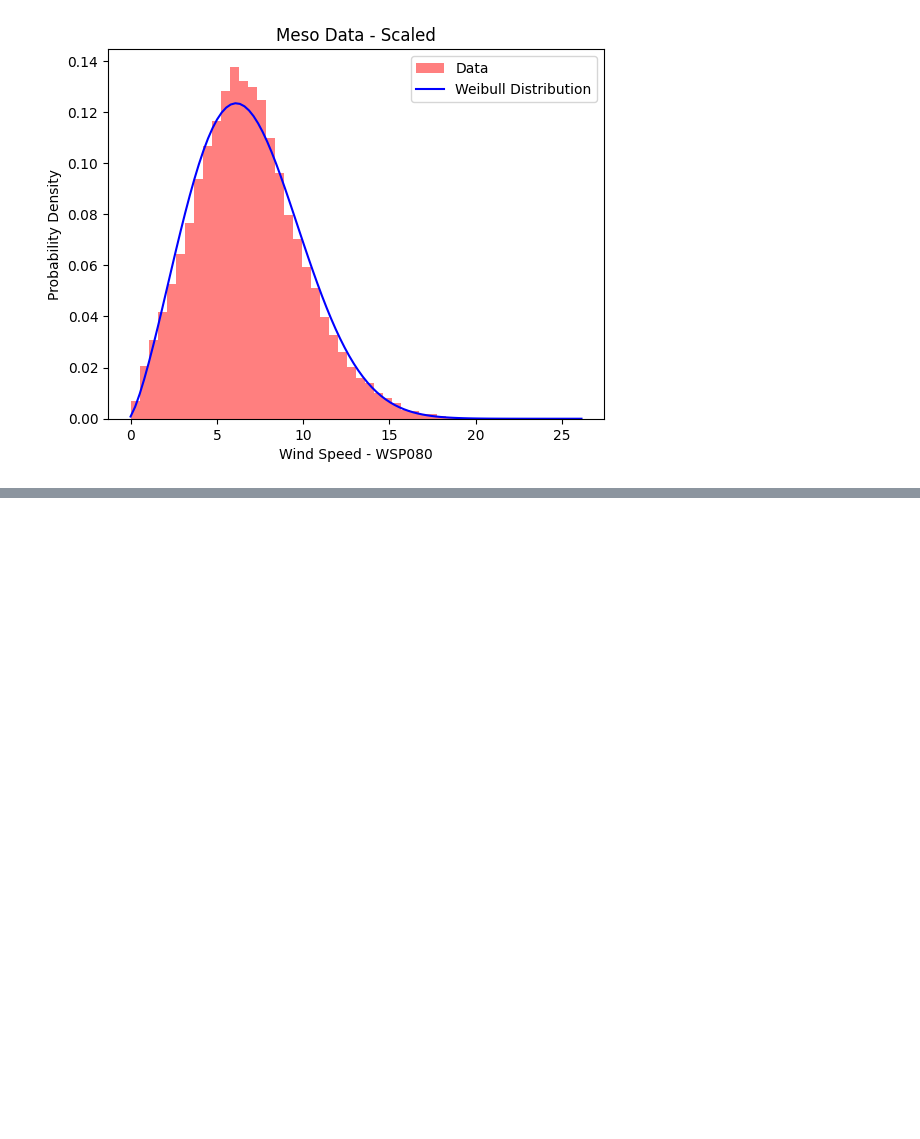
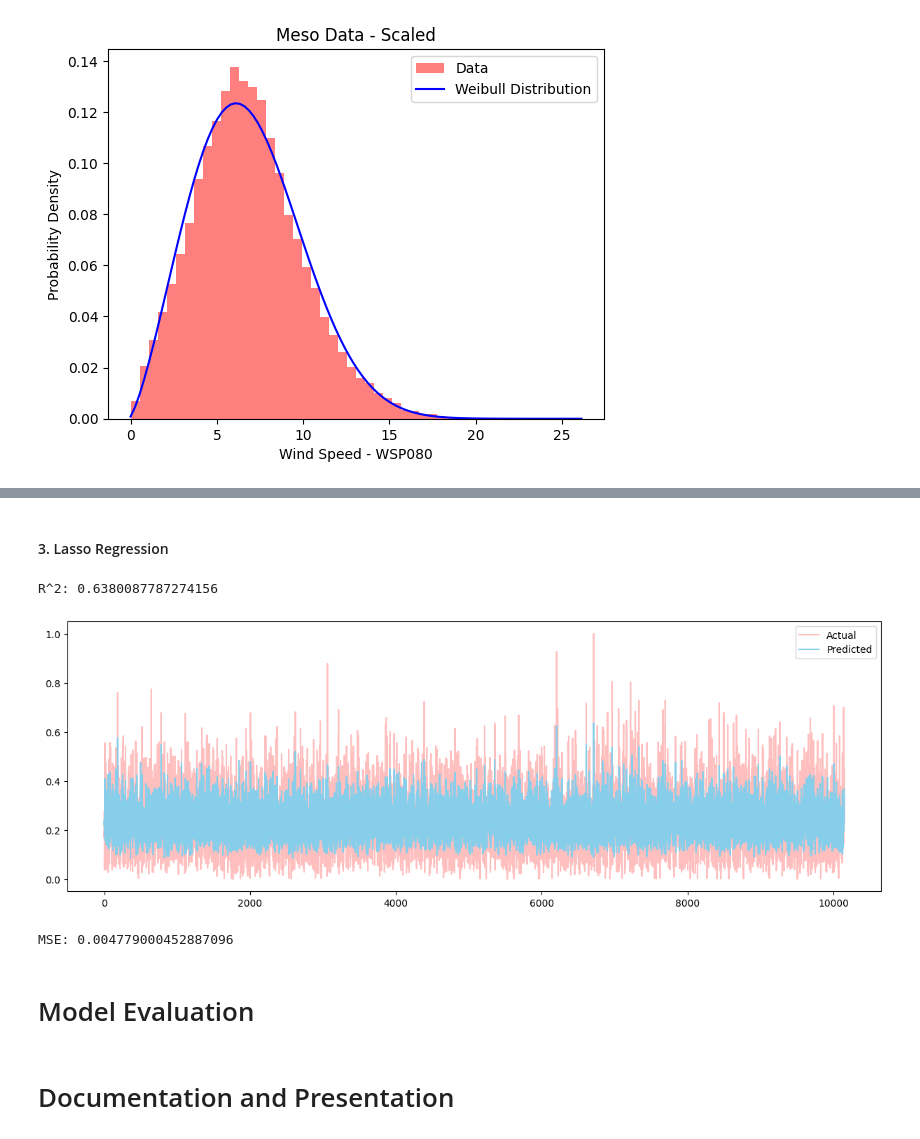
Before and after one commit to MAL1-MMMB/MAL, a Jupyter notebook: 00 - Assignments/Assignment 4/Assignment 4.ipynb, the cells around one changed output, grey strips where cells are left out. Cells and saved outputs as stored; diff of their text form; code cells hidden in the pictures; blank space fills up the shorter version.

```diff
--- a/00 - Assignments/Assignment 4/Assignment 4.ipynb
+++ b/00 - Assignments/Assignment 4/Assignment 4.ipynb
@@ -420,0 +535,40 @@ plot_weibull_disbritution(df_scaled['WSP080'], 'Meso Data - Scaled')
+# %% [markdown]
+#### 3. Lasso Regression
+# %%
+from sklearn.linear_model import Lasso
+
+# - Create a Lasso Regression model
+lasso_model = Lasso(alpha=0.1)
+
+# - Fit the model to the training data
+lasso_model.fit(X_train, y_train)
+
+# - Calculate the R^2 score of the model on the validation data
+lasso_r2 = lasso_model.score(X_val, y_val)
+
+# * Print the R^2 score
+print('R^2:', lasso_r2)
+
+# - Predict the wind speed on the validation data
+lasso_pred = lasso_model.predict(X_val)
+
+# - Plot the predicted wind speed against the actual wind speed
+plt.figure(figsize=(15, 5))
+plt.plot(y_val.values, label='Actual', alpha=.25, color='red')
+plt.plot(lasso_pred, label='Predicted', alpha=1, color='skyblue')
+plt.legend()
+plt.show()
+
+# - Calculate the mean squared error of the model on the validation data
+lasso_mse = mean_squared_error(y_val, lasso_pred)
+
+# * Print the mean squared error
+print('MSE:', lasso_mse)
+# %% [output]
+R^2: 0.6380087787274156
+[figure, added]
+MSE: 0.004779000452887096
+# %% [markdown]
+# Model Evaluation
+# %% [markdown]
+# Documentation and Presentation
```
Also changed, not shown: parts of 10 cells of this notebook, 2 other files.
